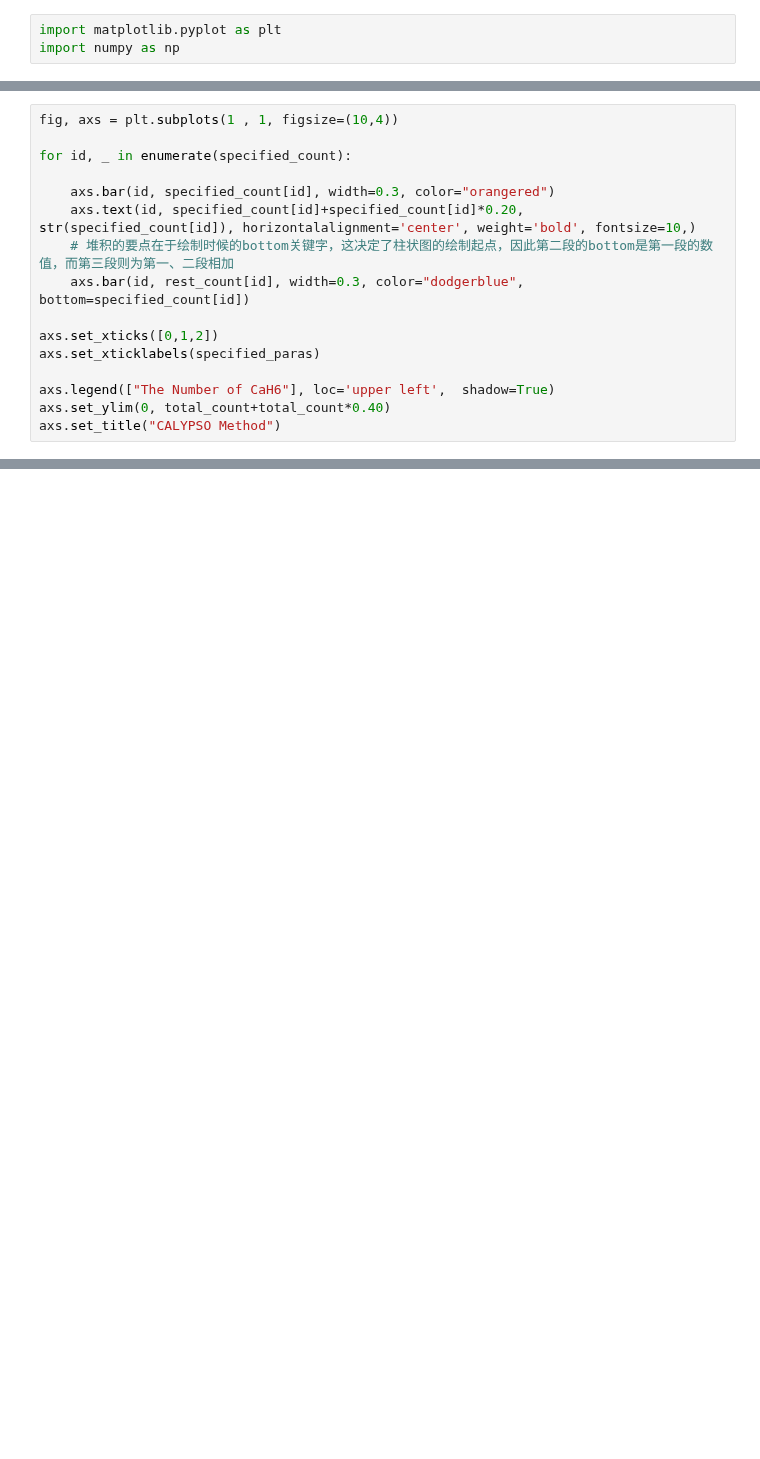
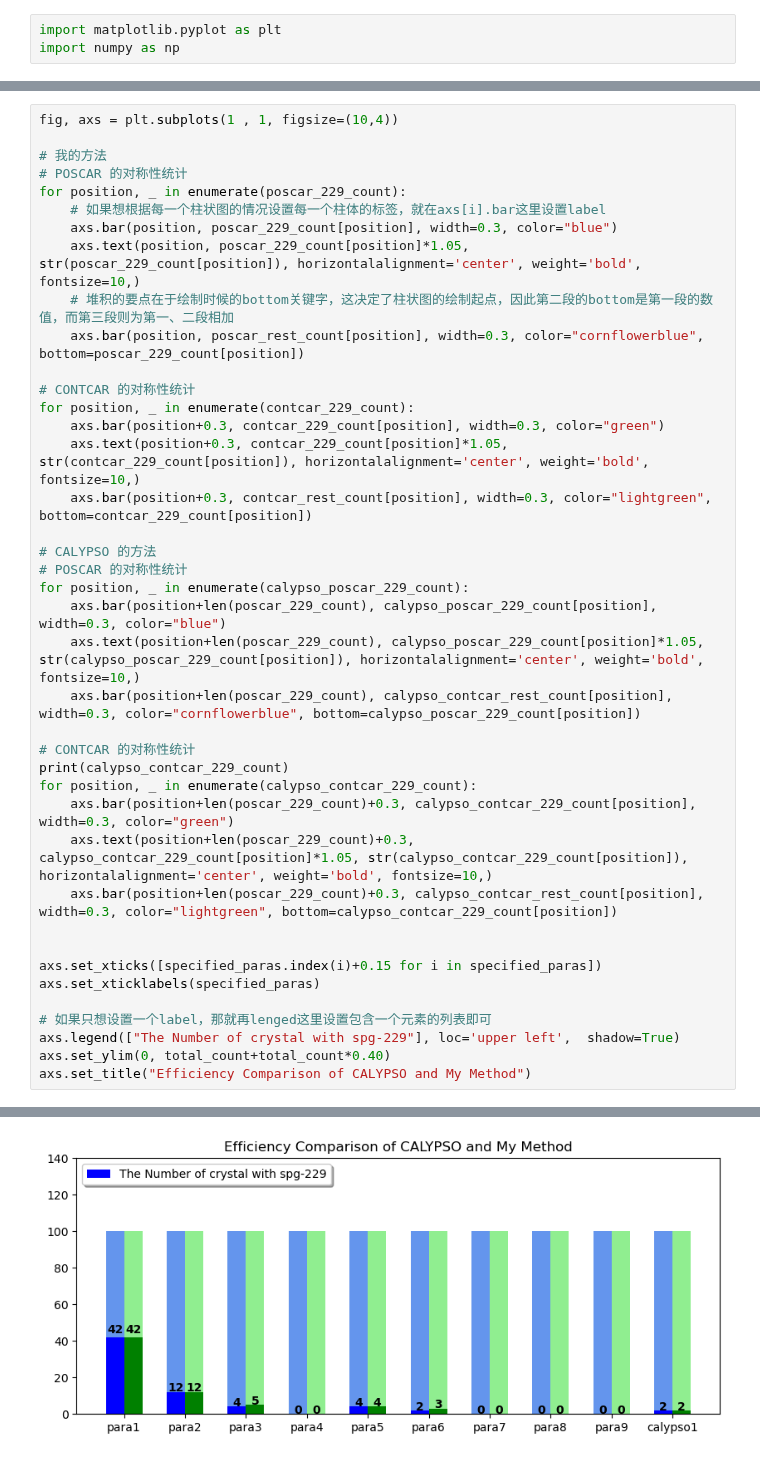
Before and after one commit to JLU-ICCMS-MaYuan/my_script, a Jupyter notebook: notebook/use_matplotlib.ipynb, the cells around one changed output, grey strips where cells are left out. Saved outputs shown, nothing was run; the diff lists cells and outputs as text; blank space fills up the shorter version.

```diff
--- a/notebook/use_matplotlib.ipynb
+++ b/notebook/use_matplotlib.ipynb
@@ -33,16 +3,0 @@ Text(0.5, 1.0, 'My Method')
-# %%
-fig, axs = plt.subplots(1 , 1, figsize=(10,4))
-
-for id, _ in enumerate(specified_count):
-
-    axs.bar(id, specified_count[id], width=0.3, color="orangered")
-    axs.text(id, specified_count[id]+specified_count[id]*0.20, str(specified_count[id]), horizontalalignment='center', weight='bold', fontsize=10,)
-    # 堆积的要点在于绘制时候的bottom关键字，这决定了柱状图的绘制起点，因此第二段的bottom是第一段的数值，而第三段则为第一、二段相加
-    axs.bar(id, rest_count[id], width=0.3, color="dodgerblue", bottom=specified_count[id])
-
-axs.set_xticks([0,1,2])
-axs.set_xticklabels(specified_paras)
-
-axs.legend(["The Number of CaH6"], loc='upper left',  shadow=True)
-axs.set_ylim(0, total_count+total_count*0.40)
-axs.set_title("CALYPSO Method")
@@ -51,0 +31,41 @@ Text(0.5, 1.0, 'CALYPSO Method')
+# %%
+fig, axs = plt.subplots(1 , 1, figsize=(10,4))
+
+# 我的方法
+# POSCAR 的对称性统计
+for position, _ in enumerate(poscar_229_count):
+    # 如果想根据每一个柱状图的情况设置每一个柱体的标签，就在axs[i].bar这里设置label
+    axs.bar(position, poscar_229_count[position], width=0.3, color="blue")
+    axs.text(position, poscar_229_count[position]*1.05, str(poscar_229_count[position]), horizontalalignment='center', weight='bold', fontsize=10,)
+    # 堆积的要点在于绘制时候的bottom关键字，这决定了柱状图的绘制起点，因此第二段的bottom是第一段的数值，而第三段则为第一、二段相加
+    axs.bar(position, poscar_rest_count[position], width=0.3, color="cornflowerblue", bottom=poscar_229_count[position])
+
+# CONTCAR 的对称性统计
+for position, _ in enumerate(contcar_229_count):
+    axs.bar(position+0.3, contcar_229_count[position], width=0.3, color="green")
+    axs.text(position+0.3, contcar_229_count[position]*1.05, str(contcar_229_count[position]), horizontalalignment='center', weight='bold', fontsize=10,)
+    axs.bar(position+0.3, contcar_rest_count[position], width=0.3, color="lightgreen", bottom=contcar_229_count[position])
+
+# CALYPSO 的方法
+# POSCAR 的对称性统计
+for position, _ in enumerate(calypso_poscar_229_count):
+    axs.bar(position+len(poscar_229_count), calypso_poscar_229_count[position], width=0.3, color="blue")
+    axs.text(position+len(poscar_229_count), calypso_poscar_229_count[position]*1.05, str(calypso_poscar_229_count[position]), horizontalalignment='center', weight='bold', fontsize=10,)
+    axs.bar(position+len(poscar_229_count), calypso_contcar_rest_count[position], width=0.3, color="cornflowerblue", bottom=calypso_poscar_229_count[position])
+
+# CONTCAR 的对称性统计
+print(calypso_contcar_229_count)
+for position, _ in enumerate(calypso_contcar_229_count):
+    axs.bar(position+len(poscar_229_count)+0.3, calypso_contcar_229_count[position], width=0.3, color="green")
+    axs.text(position+len(poscar_229_count)+0.3, calypso_contcar_229_count[position]*1.05, str(calypso_contcar_229_count[position]), horizontalalignment='center', weight='bold', fontsize=10,)
+    axs.bar(position+len(poscar_229_count)+0.3, calypso_contcar_rest_count[position], width=0.3, color="lightgreen", bottom=calypso_contcar_229_count[position])
+
+
+axs.set_xticks([specified_paras.index(i)+0.15 for i in specified_paras])
+axs.set_xticklabels(specified_paras)
+
+# 如果只想设置一个label，那就再lenged这里设置包含一个元素的列表即可
+axs.legend(["The Number of crystal with spg-229"], loc='upper left',  shadow=True)
+axs.set_ylim(0, total_count+total_count*0.40)
+axs.set_title("Efficiency Comparison of CALYPSO and My Method")
+# %% [output]
@@ -51,0 +74 @@ Text(0.5, 1.0, 'CALYPSO Method')
+[figure, added]
```
Also changed, not shown: parts of 18 cells of this notebook, 1 other file.
